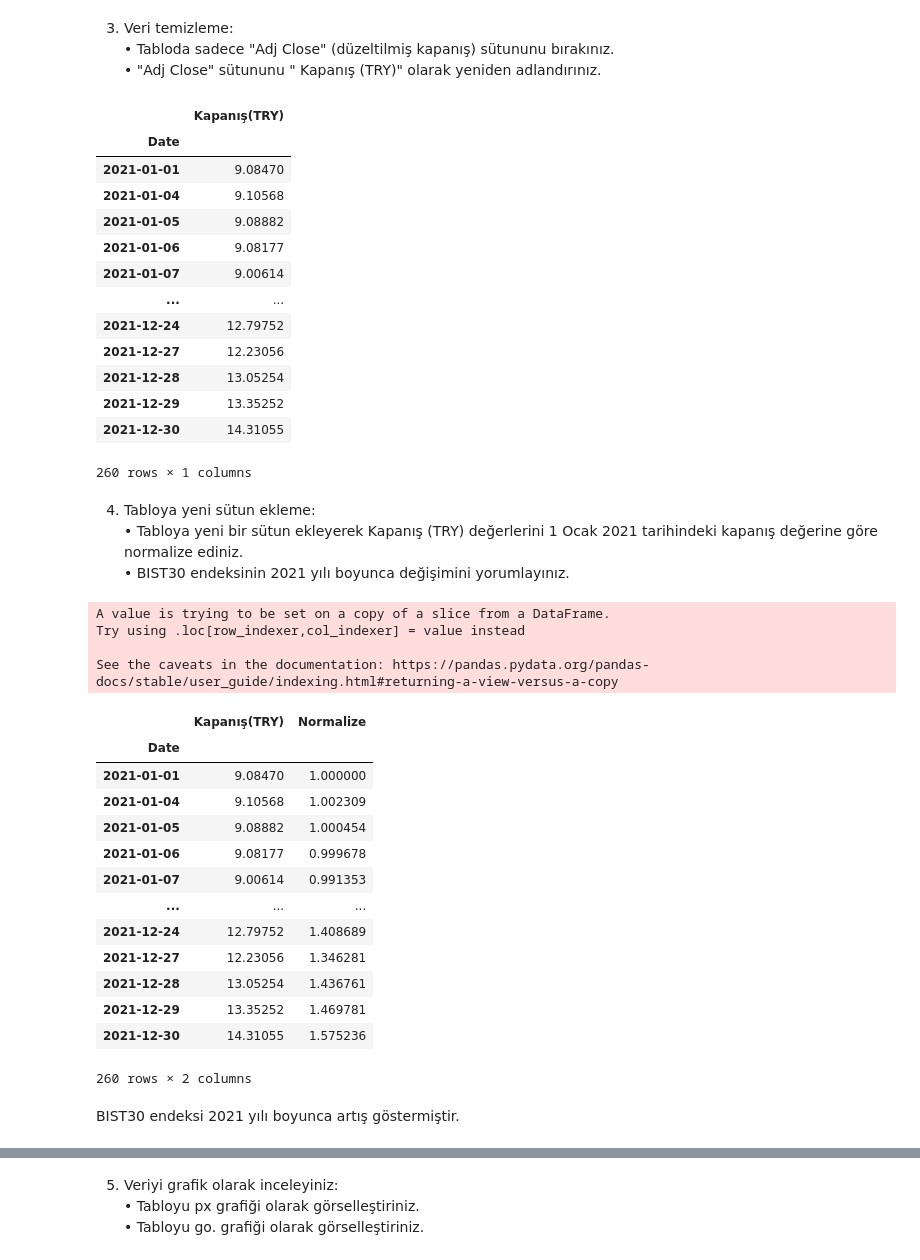
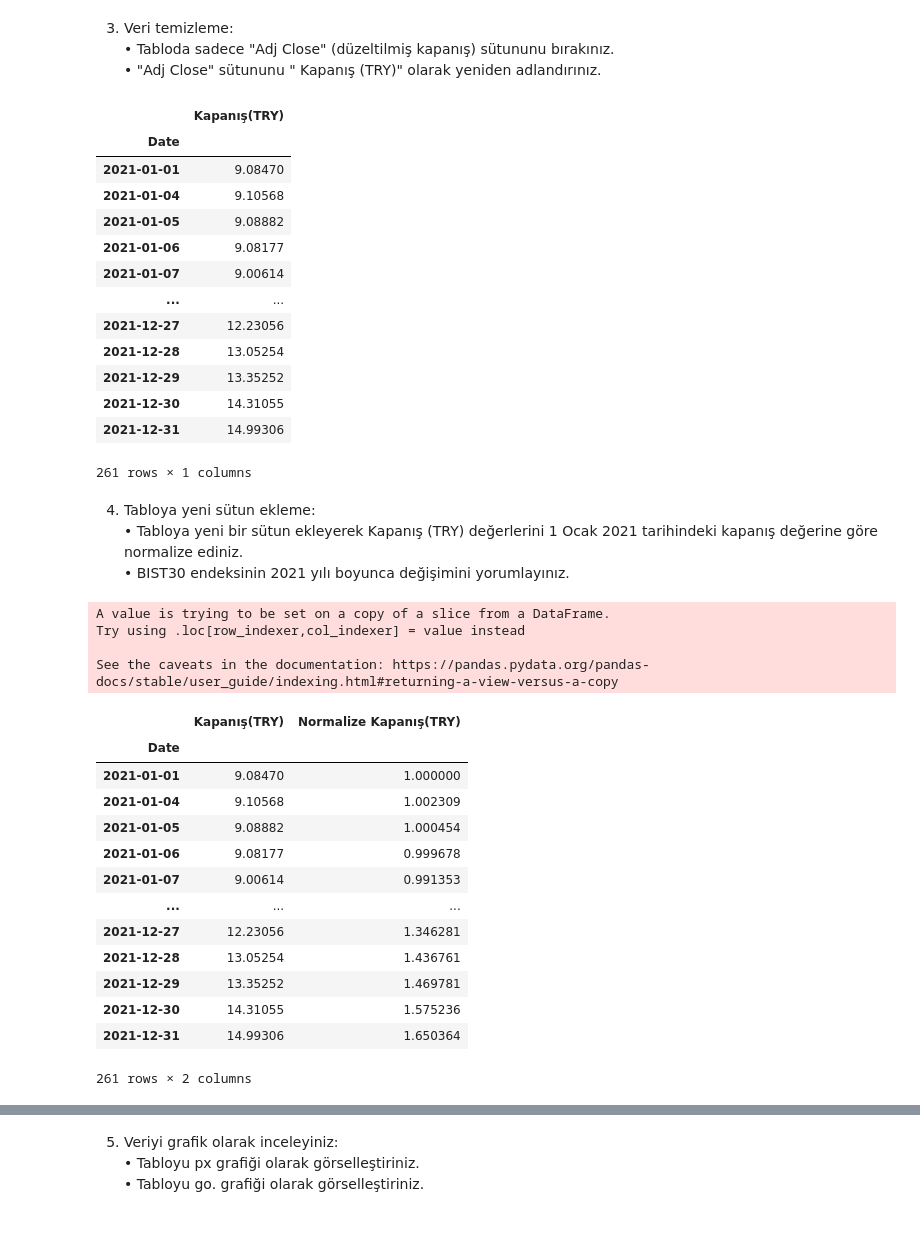
Before and after one commit to seydatasdan/GMKA_Seyda_Tasdan, a Jupyter notebook: Odev3_Python_Veri_Analizi_Egitimi__Şeyda_Taşdan.ipynb, the cells around one changed output, grey strips where cells are left out. Drawn from its saved outputs; the diff is of its cells as text; code cells hidden in the pictures; blank space fills up the shorter version.

```diff
--- a/Odev3_Python_Veri_Analizi_Egitimi__Şeyda_Taşdan.ipynb
+++ b/Odev3_Python_Veri_Analizi_Egitimi__Şeyda_Taşdan.ipynb
@@ -38,7 +38,7 @@ import pandas as pd
 # %% [markdown]
 1. <i> Yahoo Finance</i> sitesinden 2021 yılına ait EUR/TRY kur değerlerini indiriniz
 # %%
-EUR_TRY = yf.download('EURTRY=X', start='2021-01-01', end='2021-12-31')
+EUR_TRY = yf.download('EURTRY=X', start='2021-01-01', end='2022-01-01')
 EUR_TRY
 # %% [output]
 [*********************100%***********************]  1 of 1 completed
@@ -97,26 +97,26 @@ EUR_TRY
 | 2021-01-06 | 9.08177 |
 | 2021-01-07 | 9.00614 |
 | ... | ... |
-| 2021-12-24 | 12.79752 |
 | 2021-12-27 | 12.23056 |
 | 2021-12-28 | 13.05254 |
 | 2021-12-29 | 13.35252 |
 | 2021-12-30 | 14.31055 |
+| 2021-12-31 | 14.99306 |
-260 rows × 1 columns
+261 rows × 1 columns
 # %% [markdown]
 4. Tabloya yeni sütun ekleme:<br>
 	• Tabloya yeni bir sütun ekleyerek Kapanış (TRY) değerlerini 1 Ocak 2021 tarihindeki kapanış değerine göre normalize ediniz.<br>
 	• BIST30 endeksinin 2021 yılı boyunca değişimini yorumlayınız.
 # %%
 norm = EUR_TRY.iloc[0,0]   # iloc belli bir konumdaki verileri seçmek için kullanılır
-EUR_TRY['Normalize'] = EUR_TRY['Kapanış(TRY)'] / norm
+EUR_TRY['Normalize Kapanış(TRY)'] = EUR_TRY['Kapanış(TRY)'] / norm
 EUR_TRY
 # %% [output]
 A value is trying to be set on a copy of a slice from a DataFrame.
 Try using .loc[row_indexer,col_indexer] = value instead
 
 See the caveats in the documentation: https://pandas.pydata.org/pandas-docs/stable/user_guide/indexing.html#returning-a-view-versus-a-copy
-|  | Kapanış(TRY) | Normalize |
+|  | Kapanış(TRY) | Normalize Kapanış(TRY) |
 | Date |  |  |
 | 2021-01-01 | 9.08470 | 1.000000 |
 | 2021-01-04 | 9.10568 | 1.002309 |
@@ -124,11 +124,9 @@ See the caveats in the documentation: https://pandas.pydata.org/pandas-docs/stab
 | 2021-01-06 | 9.08177 | 0.999678 |
 | 2021-01-07 | 9.00614 | 0.991353 |
 | ... | ... | ... |
-| 2021-12-24 | 12.79752 | 1.408689 |
 | 2021-12-27 | 12.23056 | 1.346281 |
 | 2021-12-28 | 13.05254 | 1.436761 |
 | 2021-12-29 | 13.35252 | 1.469781 |
 | 2021-12-30 | 14.31055 | 1.575236 |
+| 2021-12-31 | 14.99306 | 1.650364 |
-260 rows × 2 columns
+261 rows × 2 columns
-# %% [markdown]
-BIST30 endeksi 2021 yılı boyunca artış göstermiştir.
```
Also changed, not shown: parts of 24 cells of this notebook.
